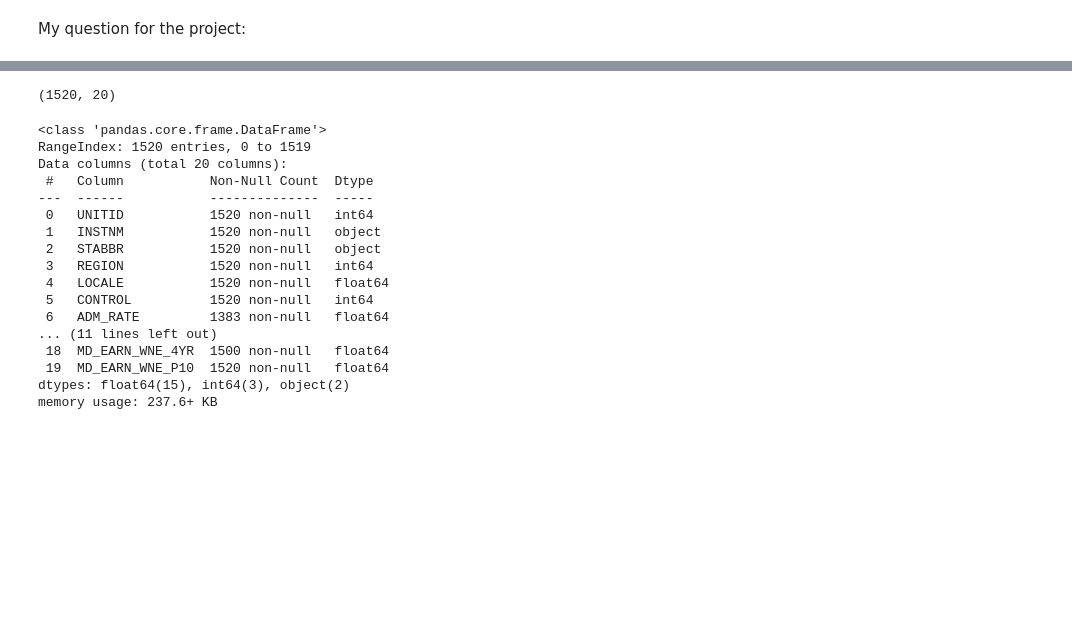
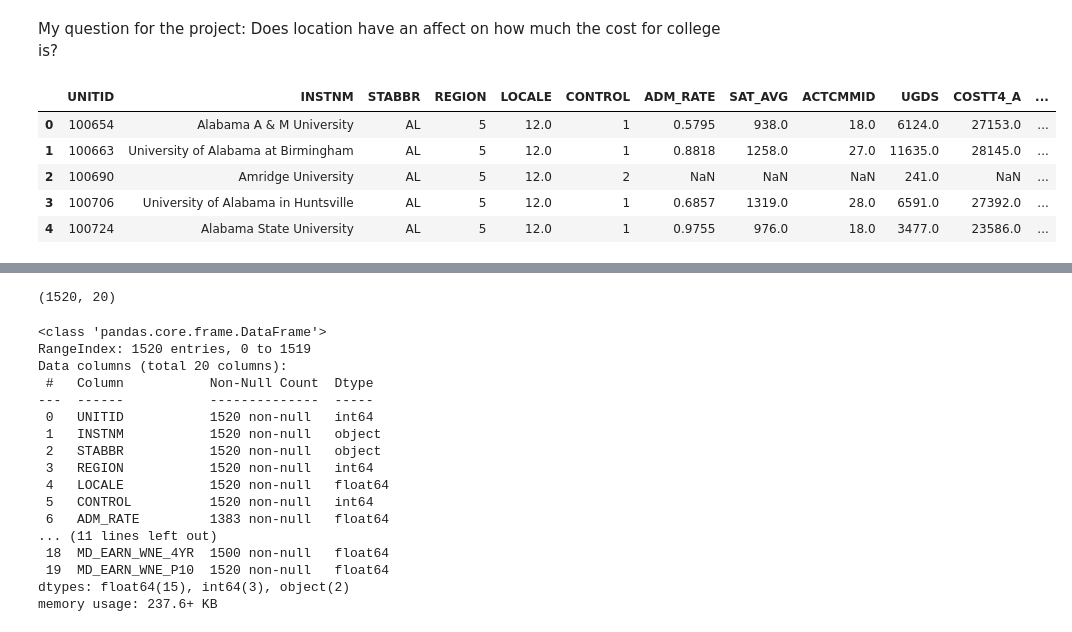
Before and after one commit to jbranca2011-creator/dsrp_2, a Jupyter notebook: Research_project.ipynb, the cells around one changed output, grey strips where cells are left out. Drawn from its saved outputs; the diff is of its cells as text; code cells hidden in the pictures; blank space fills up the shorter version.

```diff
--- a/Research_project.ipynb
+++ b/Research_project.ipynb
@@ -1,7 +1,7 @@
 # %% [markdown]
 <a href="https://colab.research.google.com/github/jbranca2011-creator/dsrp_2/blob/main/Research_project.ipynb" target="_parent"><img src="https://colab.research.google.com/assets/colab-badge.svg" alt="Open In Colab"/></a>
-# %% [markdown]
-My question for the project:
+# %% [markdown]
+My question for the project: Does location have an affect on how much the cost for college is?
 # %%
 import csv
 import pandas as pd
@@ -12,3 +8,14 @@ df = pd.read_csv(url)
+# %%
+college_csv= "/content/College_Scorecard_Cleaned.csv"
+college_df= pd.read_csv(college_csv)
+college_df.head()
+# %% [output]
+|  | UNITID | INSTNM | STABBR | REGION | LOCALE | CONTROL | ADM_RATE | SAT_AVG | ACTCMMID | UGDS | COSTT4_A | ... |
+| 0 | 100654 | Alabama A & M University | AL | 5 | 12.0 | 1 | 0.5795 | 938.0 | 18.0 | 6124.0 | 27153.0 | ... |
+| 1 | 100663 | University of Alabama at Birmingham | AL | 5 | 12.0 | 1 | 0.8818 | 1258.0 | 27.0 | 11635.0 | 28145.0 | ... |
+| 2 | 100690 | Amridge University | AL | 5 | 12.0 | 2 | NaN | NaN | NaN | 241.0 | NaN | ... |
+| 3 | 100706 | University of Alabama in Huntsville | AL | 5 | 12.0 | 1 | 0.6857 | 1319.0 | 28.0 | 6591.0 | 27392.0 | ... |
+| 4 | 100724 | Alabama State University | AL | 5 | 12.0 | 1 | 0.9755 | 976.0 | 18.0 | 3477.0 | 23586.0 | ... |
 # %%
 college_df
 # %% [output]
```
Also changed, not shown: parts of 4 cells of this notebook.
